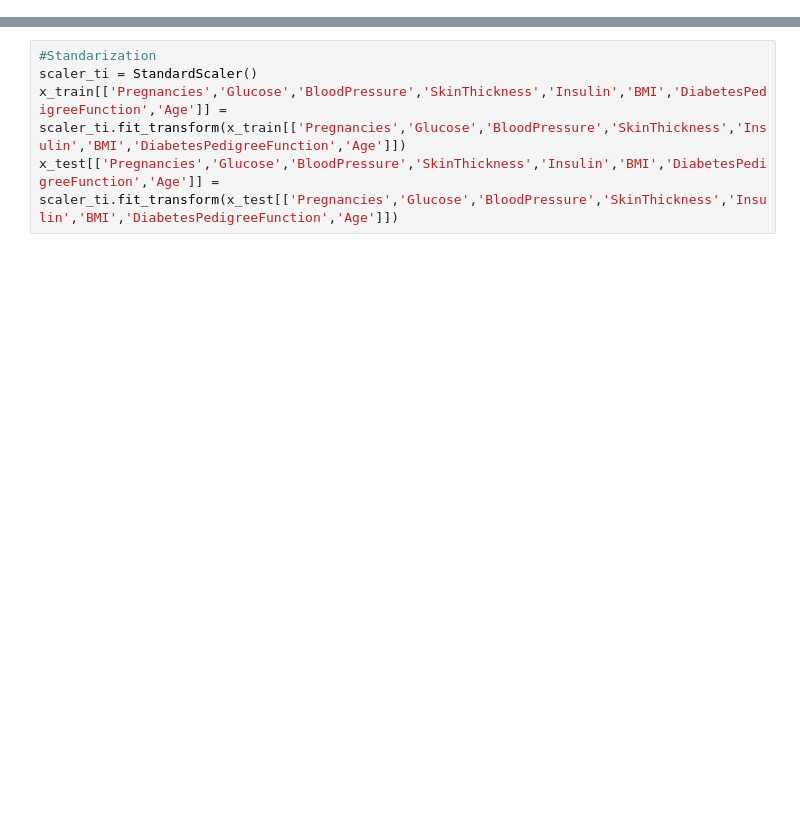
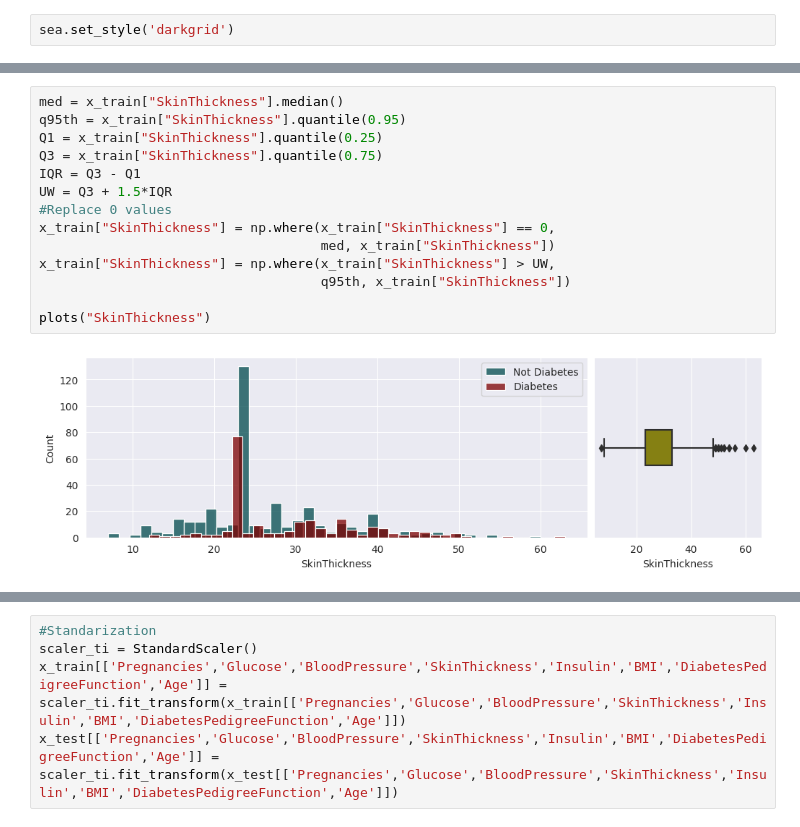
Before and after one commit to anhdung2k1/CS-Adelaide, a Jupyter notebook: diabetes_prediction.ipynb, the cells around one changed output, grey strips where cells are left out. Saved outputs shown, nothing was run; the diff lists cells and outputs as text; blank space fills up the shorter version.

```diff
--- a/diabetes_prediction.ipynb
+++ b/diabetes_prediction.ipynb
@@ -9,2 +18,4 @@ from sklearn.metrics import accuracy_score, classification_report, roc_auc_score
+# %%
+sea.set_style('darkgrid')
 # %%
 #Read and Print diabes.csv out screen
@@ -194,0 +153,16 @@ x_train,x_test,y_train,y_test = train_test_split(x,y,test_size=0.3,random_state=
+# %%
+med = x_train["SkinThickness"].median()
+q95th = x_train["SkinThickness"].quantile(0.95)
+Q1 = x_train["SkinThickness"].quantile(0.25)
+Q3 = x_train["SkinThickness"].quantile(0.75)
+IQR = Q3 - Q1
+UW = Q3 + 1.5*IQR
+#Replace 0 values
+x_train["SkinThickness"] = np.where(x_train["SkinThickness"] == 0,
+                                    med, x_train["SkinThickness"])
+x_train["SkinThickness"] = np.where(x_train["SkinThickness"] > UW,
+                                    q95th, x_train["SkinThickness"])
+
+plots("SkinThickness")
+# %% [output]
+[figure, added]
```
Also changed, not shown: parts of 26 cells of this notebook.
